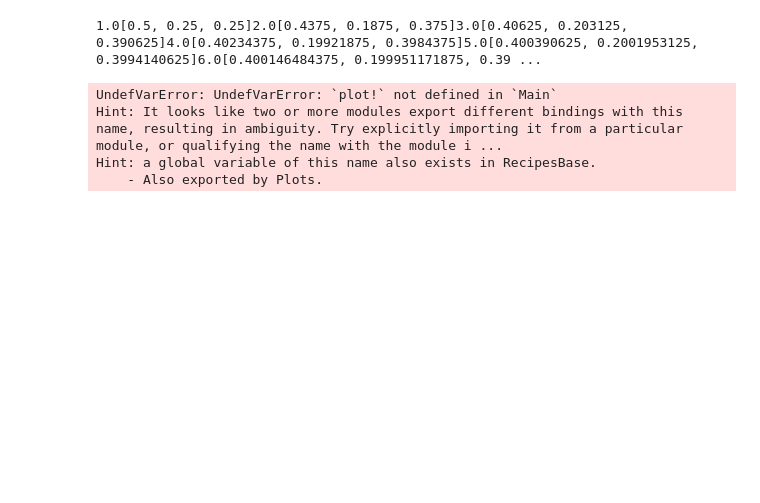
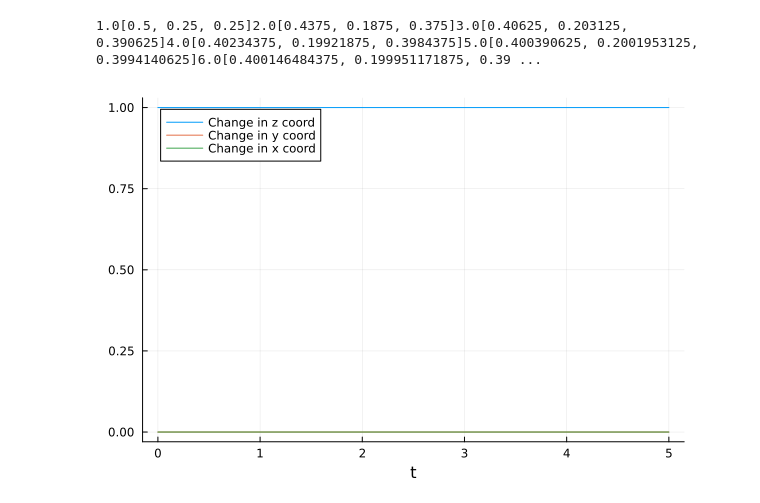
Before and after one commit to Ianborden/Quantum-APL, a Jupyter notebook: Differentials.ipynb, the cells around one changed output. Cells and saved outputs as stored; diff of their text form; code cells hidden in the pictures; blank space fills up the shorter version.

Commit message:
Understanding time evolution graph and plotting moving vectors on bloch sphere

```diff
--- a/Differentials.ipynb
+++ b/Differentials.ipynb
@@ -20,25 +18,41 @@ using Plots
 # %%
-H = sigmax()
+H = sigmaz()
 ψ0 = basis(2, 0)
 e_ops = [
     proj(basis(2, 0)),
     proj(basis(2, 1)),
     basis(2, 0) * basis(2, 1)'
 ]
-tlist = LinRange(0, 10, 100)
+#the second part of the LinRange is the farthest right x coordinate
+tlist = LinRange(0, 5, 100)
 sol = sesolve(H, ψ0, tlist, e_ops = e_ops, progress_bar = Val(false))
 
 exp1 = real(sol.expect[1,:])
 exp2 = real(sol.expect[2,:])
 exp3 = real(sol.expect[3,:])
 
 times = sol.times
+Plots.plot(times, exp1, label = "Change in z coord", xlabel = "t")
+Plots.plot!(times, exp2, label = "Change in y coord")
+Plots.plot!(times, exp3, label = "Change in x coord")
 
-plot!(times, exp1, label = "< 0 | p(t) | 0 >", xlabel = "t")
-plot!(times, exp2, label = "< 1 | p(t) | 1 >")
-plot!(times, exp3, label = "< 0 | p(t) | 0 >")
+# for i in range(1,100)
+#     if exp1[i]>0.98
+#         print("\n")
+#         print(i)
+#         print("\n")
+#         print(exp1[i])
+#     end
+# end
+
+#green is x coordinate
+#this graph represents the probablity nad expected value of the rotating bloch sphere vector psi
+#the state starts in the zero ket state and then while holding the x axis, rotate with time around the x axis
+#this will lead the y and z coordinates to change
+# this makes them on the bloch sphere have different probabilities to go to the zero and one state
+# this means that as the sphere is rotated, the z coordinate decreases and the y coordinate increases leading to a different probability to go to zero and one
+
+
+#when H is sigmaz then the bloch sphere spins around the z axis but since psi is at the pole, there is no change in the coordinates of anything
 # %% [output]
-UndefVarError: UndefVarError: `plot!` not defined in `Main`
-Hint: It looks like two or more modules export different bindings with this name, resulting in ambiguity. Try explicitly importing it from a particular module, or qualifying the name with the module i ...
-Hint: a global variable of this name also exists in RecipesBase.
-    - Also exported by Plots.
+[figure, added]
```
Also changed, not shown: parts of 4 cells of this notebook, 4 other files.
